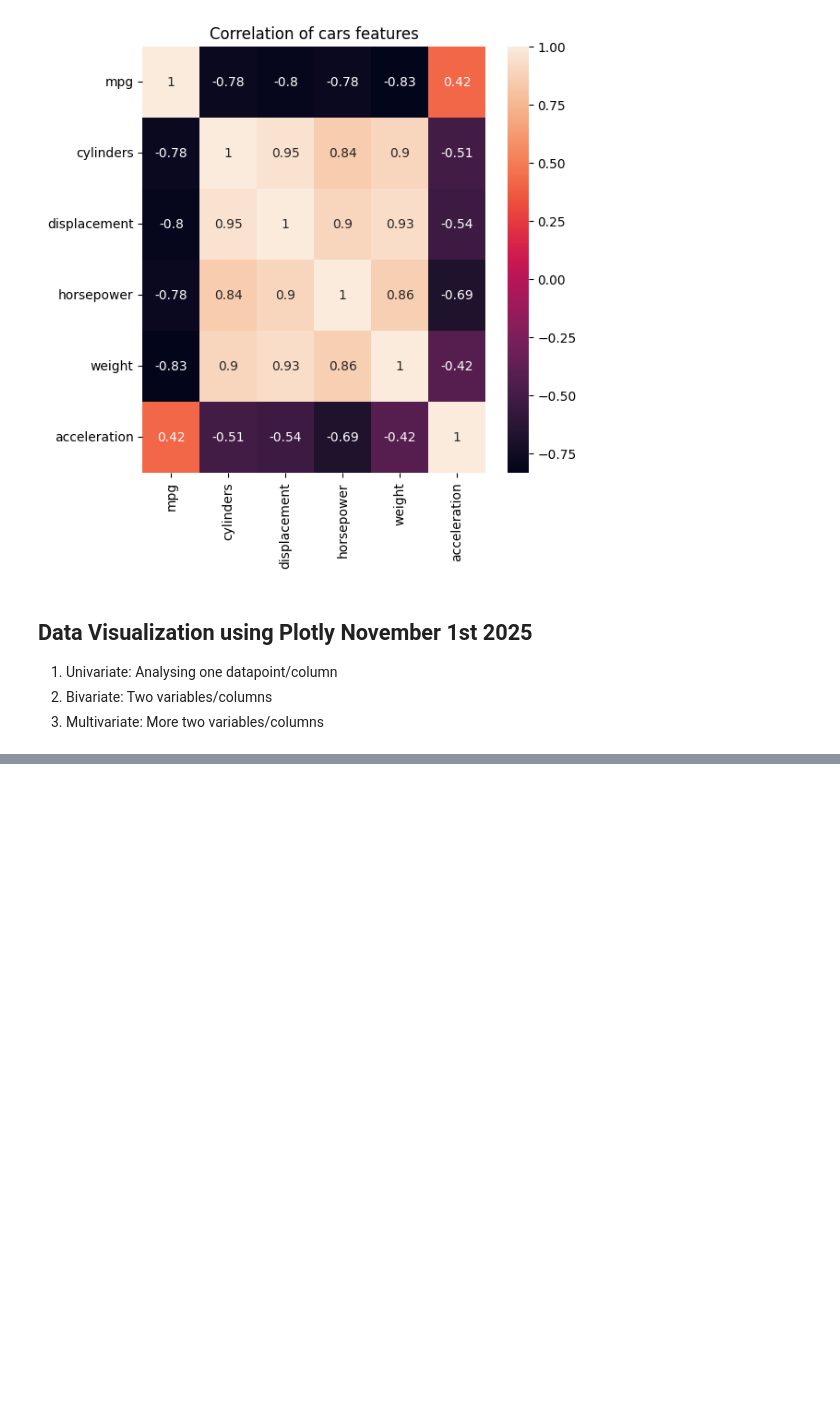
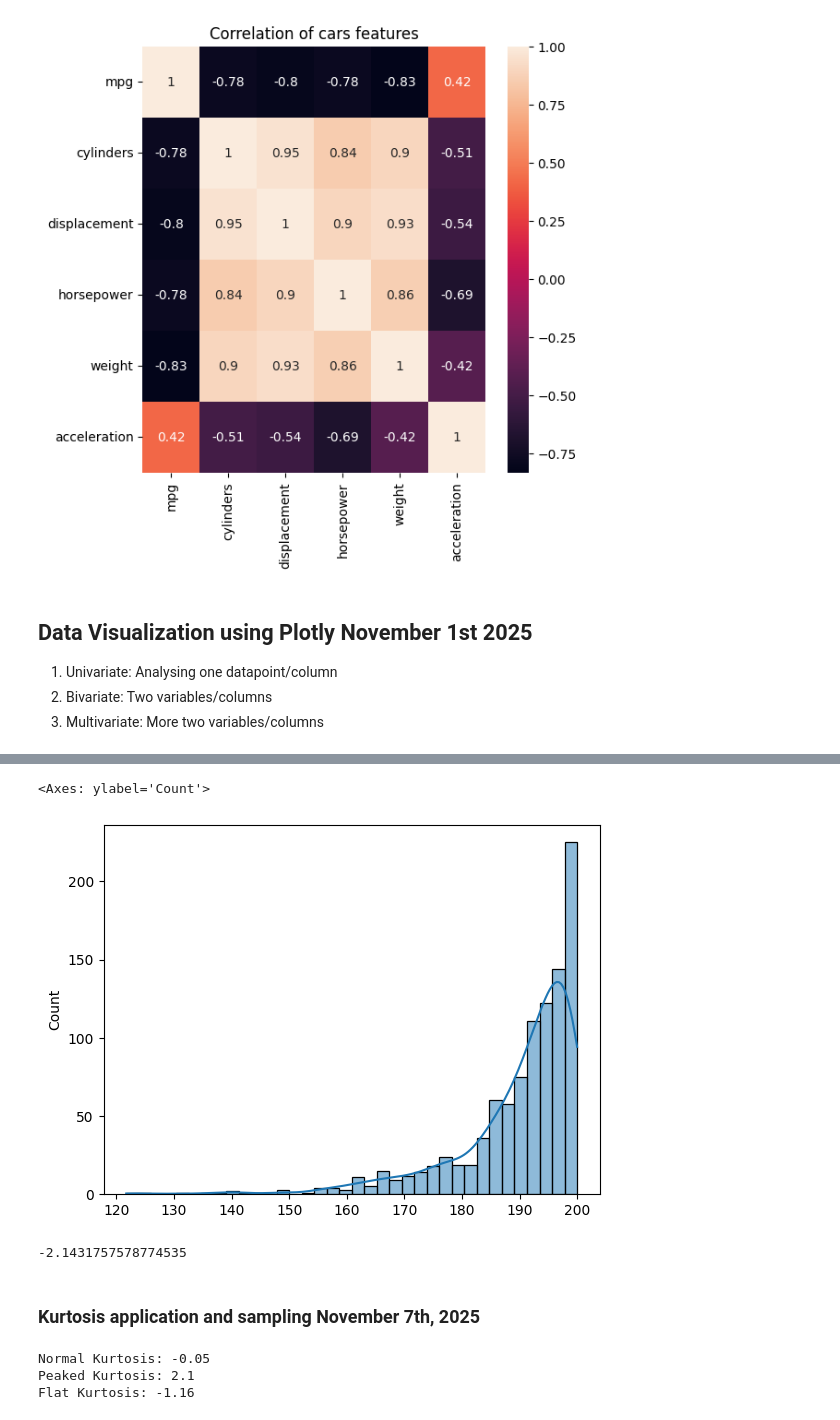
Before and after one commit to UWINTWALI/Datascience-course, a Jupyter notebook: lecture1_python_variables.ipynb, the cells around one changed output, grey strips where cells are left out. Drawn from its saved outputs; the diff is of its cells as text; code cells hidden in the pictures; blank space fills up the shorter version.

Commit message:
sampling and sample size

```diff
--- a/lecture1_python_variables.ipynb
+++ b/lecture1_python_variables.ipynb
@@ -3963,0 +4065,27 @@ d.open_browser()
+# %%
+## Exponential random data left skewed
+data3 = 200 - np.random.exponential(10, 1000)
+sns.histplot(data3, kde = True)
+# %% [output]
+<Axes: ylabel='Count'>
+[figure, added]
+# %%
+skew(data3)
+# %% [output]
+-2.1431757578774535
+# %% [markdown]
+### Kurtosis application and sampling November 7th, 2025
+# %%
+from scipy.stats import kurtosis
+
+data_normal = np.random.normal(0, 1, 1000)
+data_peaked = np.random.laplace(0, 1, 1000)  # More peaked
+data_flat = np.random.uniform(-3, 3, 1000)   # Flatter
+
+print("Normal Kurtosis:", round(kurtosis(data_normal), 2))
+print("Peaked Kurtosis:", round(kurtosis(data_peaked), 2))
+print("Flat Kurtosis:", round(kurtosis(data_flat), 2))
+# %% [output]
+Normal Kurtosis: -0.05
+Peaked Kurtosis: 2.1
+Flat Kurtosis: -1.16
```
Also changed, not shown: parts of 30 cells of this notebook, 4 other files.
